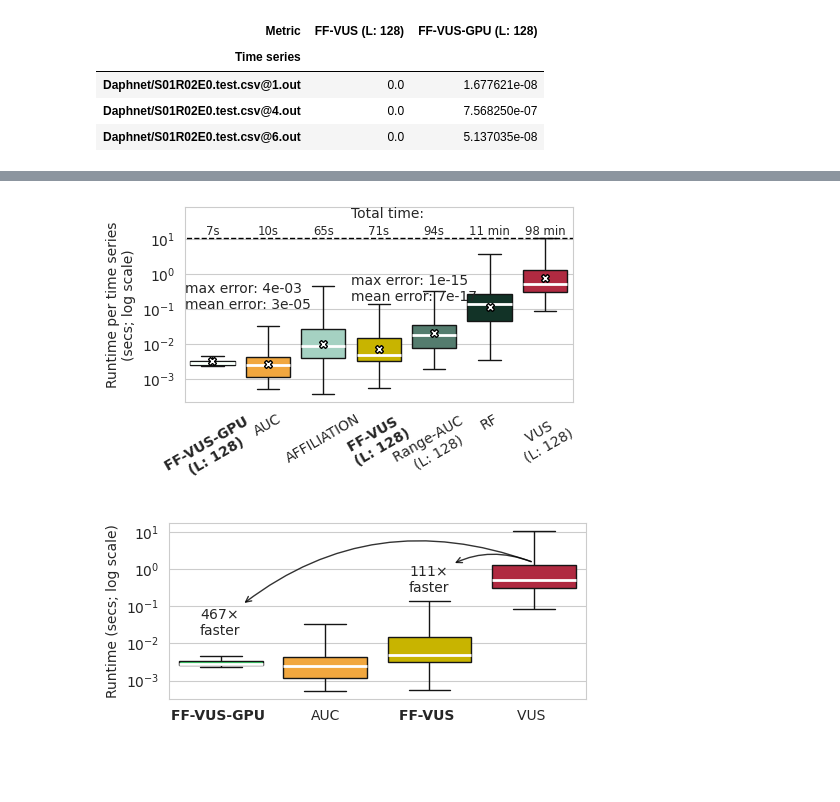
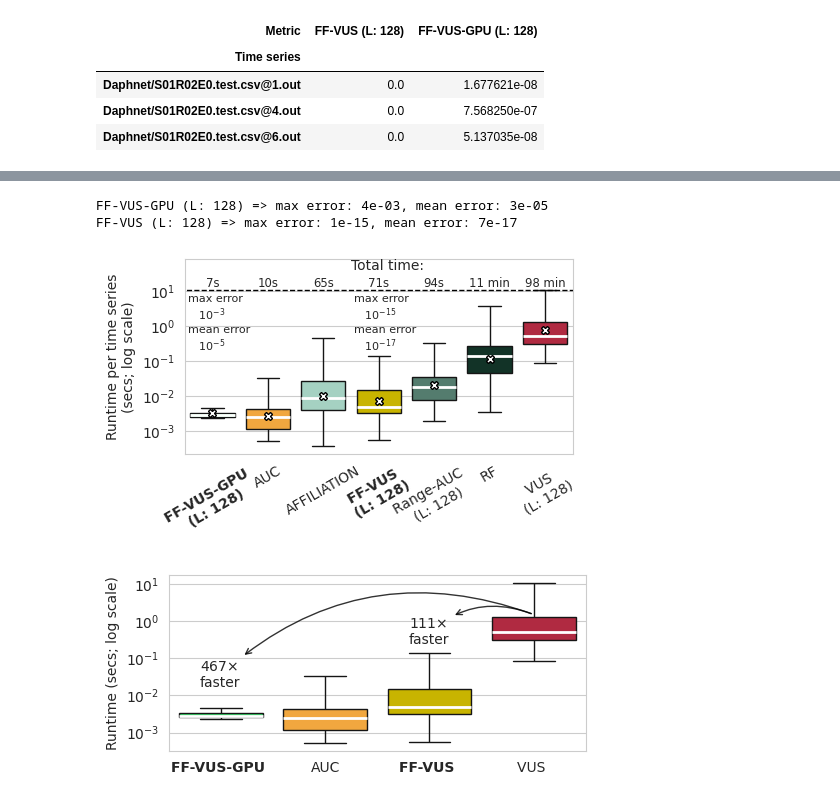
Before and after one commit to sylligardos/autovus, a Jupyter notebook: src/notebooks/experimental_results.ipynb, the cells around one changed output, grey strips where cells are left out. Saved outputs shown, nothing was run; the diff lists cells and outputs as text; code cells hidden in the pictures; blank space fills up the shorter version.

```diff
--- a/src/notebooks/experimental_results.ipynb
+++ b/src/notebooks/experimental_results.ipynb
@@ -176,10 +175,12 @@ axis.text(2.5, 40, 'Total time:')
 
 for i, metric in enumerate(order):
     if 'FF-' in metric:
+        print(f'{metric} => max error: {dif_df[metric].max():.0e}, mean error: {dif_df[metric].mean():.0e}')
         axis.annotate(
-            f'max error\n   {dif_df[metric].max():.0e}\nmean error\n   {dif_df[metric].mean():.0e}',
+            'max error\n   $10^{{-3}}$\nmean error\n   $10^{{-5}}$' if 'GPU' in metric else 'max error\n   $10^{{-15}}$\nmean error\n   $10^{{-17}}$',
             xy=(i, 10),
-            xytext=((i - .5, 0.1 + i*0.025)),
+            xytext=((i - .45, 0.2 + i*0)),
+            fontsize=8
         )
     total = df.loc[df['Metric'] == metric, 'Metric time'].sum()
     if total > 100:
@@ -189,34 +190,36 @@ for i, metric in enumerate(order):
     axis.text(i, 25, label, ha='center', va='top', fontsize='small')
 
 
 # Highlight the 2nd and 3rd xtick_label in bold
 xticklabels = axis.get_xticklabels()
 for idx in range(len(axis.get_xticklabels())):
     if 'FF-' in xticklabels[idx].get_text():
         xticklabels[idx].set_fontweight('bold')
     if '(L:' in xticklabels[idx].get_text():
         new_text = xticklabels[idx].get_text().replace('(', '\n(')
         xticklabels[idx].set_text(new_text)
 axis.set_xticks(axis.get_xticks())
 axis.set_xticklabels([label.get_text() for label in xticklabels])
 
 # # Remove borders around the boxes but keep whiskers and caps
 # for j, patch in enumerate(axis.patches):
 #     facecolor = patch.get_facecolor()
 #     if all([x == 1 for x in facecolor]):
 #         patch.set_facecolor((1, 1, 1, 0.0))  # alpha = 0.0
 #         patch.set_edgecolor((0, 0, 0, 1.0))  # fully opaque border
 #         patch.set_linewidth(1.5)
 
 #         axis.lines[j * 6 + 4].set_color('black')    # 6 lines per box and usually the median is the 4th
 #         axis.lines[j * 6 + 4].set_linewidth(1.5)
 #     else:
 #         patch.set_edgecolor(facecolor)
 #         patch.set_linewidth(0.5)
 
 finalize_plot(save_fig_path, 'exec_time_comparison_tsb')
 # %% [output]
+FF-VUS-GPU (L: 128) => max error: 4e-03, mean error: 3e-05
+FF-VUS (L: 128) => max error: 1e-15, mean error: 7e-17
-[figure, old version]
+[figure, new version]
 # %%
 # What is the execution time difference
 curr_df  = df[df['Metric'].isin(['AUC', 'FF-VUS-GPU (L: 128)', 'FF-VUS (L: 128)', 'VUS (L: 128)'])]
```
Also changed, not shown: parts of 7 cells of this notebook, 15 other files.
